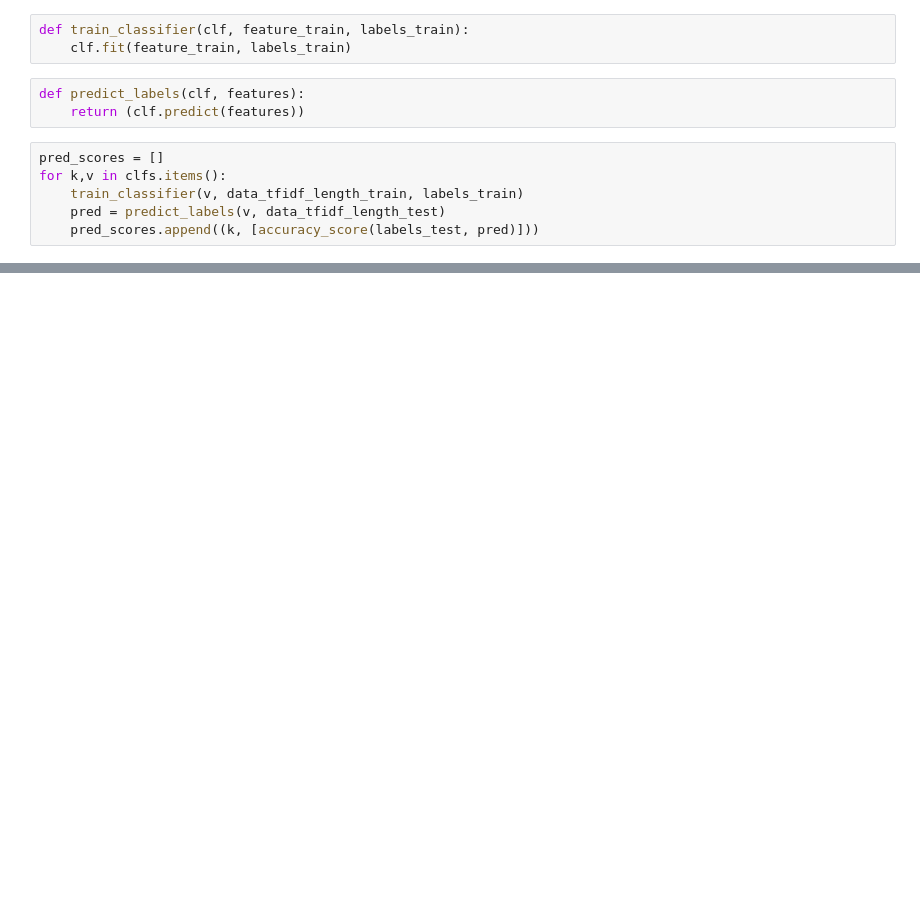
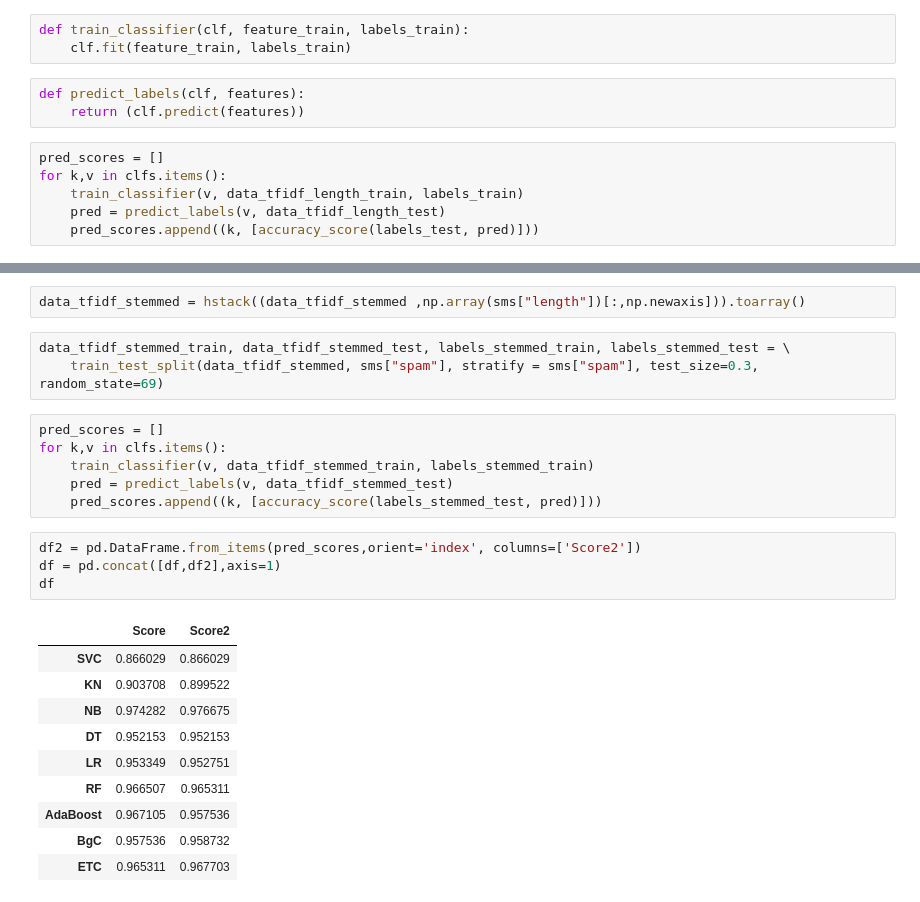
Before and after one commit to segoranov/sms-spam-detection-machine-learning, a Jupyter notebook: sms-spam-detection.ipynb, the cells around one changed output, grey strips where cells are left out. Cells and saved outputs as stored; diff of their text form; blank space fills up the shorter version.

```diff
--- a/sms-spam-detection.ipynb
+++ b/sms-spam-detection.ipynb
@@ -484,0 +501,26 @@ Text(0.5, 1.0, 'Distribution by Classifier')
+# %%
+data_tfidf_stemmed = hstack((data_tfidf_stemmed ,np.array(sms["length"])[:,np.newaxis])).toarray()
+# %%
+data_tfidf_stemmed_train, data_tfidf_stemmed_test, labels_stemmed_train, labels_stemmed_test = \
+    train_test_split(data_tfidf_stemmed, sms["spam"], stratify = sms["spam"], test_size=0.3, random_state=69)
+# %%
+pred_scores = []
+for k,v in clfs.items():
+    train_classifier(v, data_tfidf_stemmed_train, labels_stemmed_train)
+    pred = predict_labels(v, data_tfidf_stemmed_test)
+    pred_scores.append((k, [accuracy_score(labels_stemmed_test, pred)]))
+# %%
+df2 = pd.DataFrame.from_items(pred_scores,orient='index', columns=['Score2'])
+df = pd.concat([df,df2],axis=1)
+df
+# %% [output]
+|  | Score | Score2 |
+| SVC | 0.866029 | 0.866029 |
+| KN | 0.903708 | 0.899522 |
+| NB | 0.974282 | 0.976675 |
+| DT | 0.952153 | 0.952153 |
+| LR | 0.953349 | 0.952751 |
+| RF | 0.966507 | 0.965311 |
+| AdaBoost | 0.967105 | 0.957536 |
+| BgC | 0.957536 | 0.958732 |
+| ETC | 0.965311 | 0.967703 |
```
Also changed, not shown: parts of 16 cells of this notebook.
